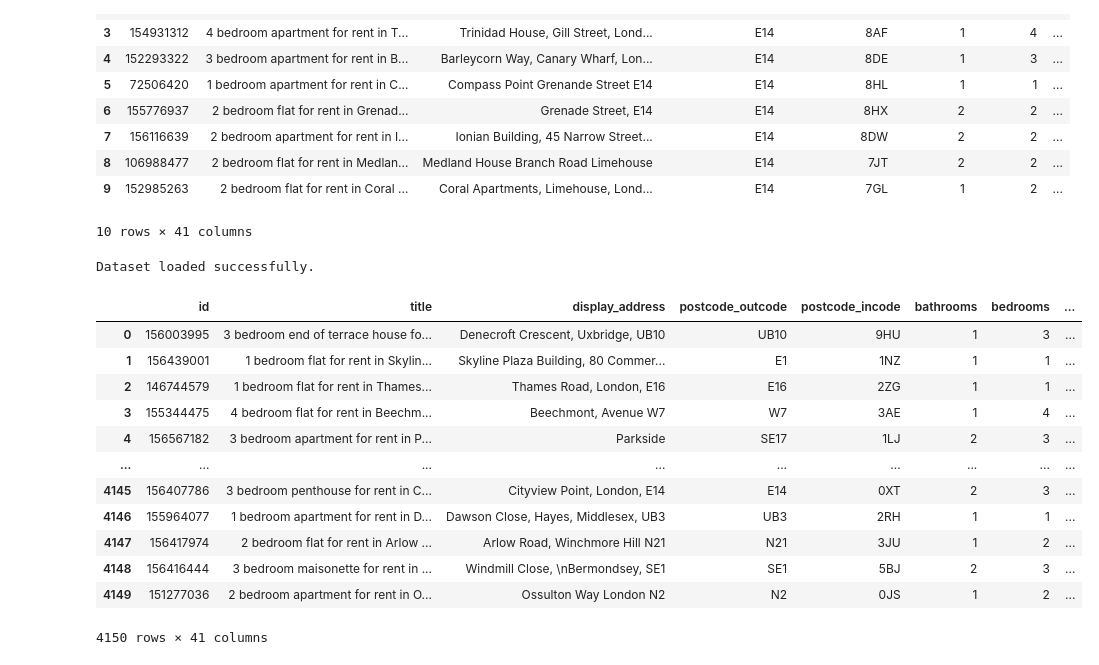
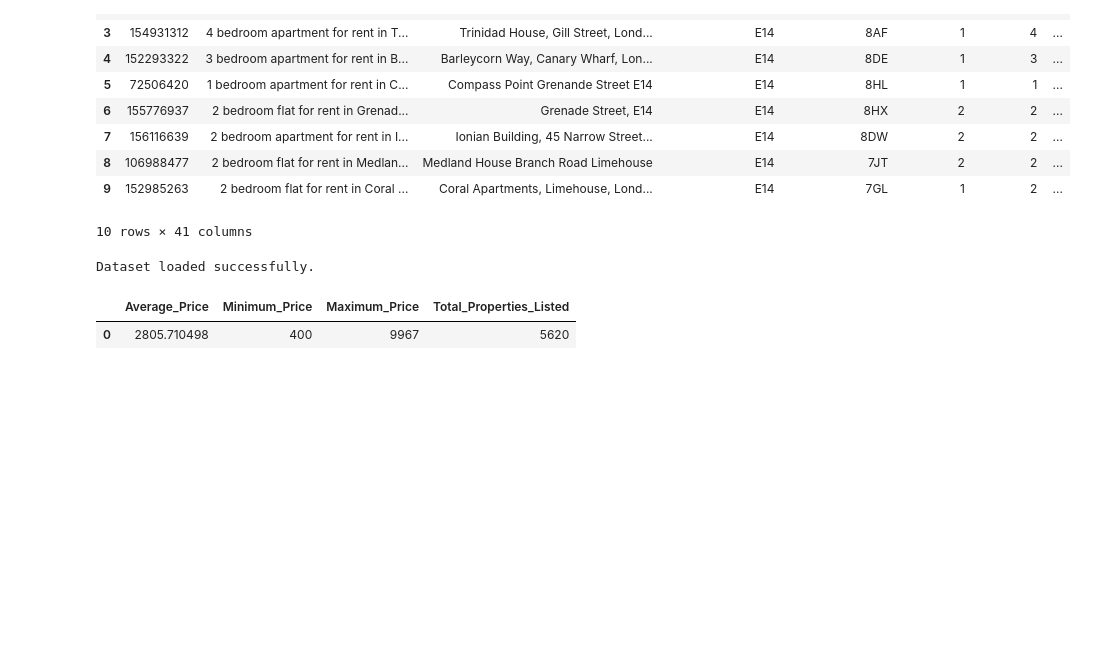
Before and after one commit to SergAnuf/AI_DUBAI_CRYPTO_CLOUD, a Jupyter notebook: notebooks/upload_properties_data.ipynb, the cells around one changed output. Saved outputs shown, nothing was run; the diff lists cells and outputs as text; code cells hidden in the pictures; blank space fills up the shorter version.

```diff
--- a/notebooks/upload_properties_data.ipynb
+++ b/notebooks/upload_properties_data.ipynb
@@ -377,26 +377,23 @@ Dataset loaded successfully.
 | 9 | 152985263 | 2 bedroom flat for rent in Coral ... | Coral Apartments, Limehouse, Lond... | E14 | 7GL | 1 | 2 | ... |
 10 rows × 41 columns
 # %%
-from prompts.tool_prompts import format_query_with_table_output
+def format_query_with_table_output(original_query: str) -> str:
+    table_format_instruction = """
+Output format requirement:
+- Present all results strictly as a table (rows and columns).
+- Do not return pictures, charts or maps
+- If there is only one value, still return it as a one-row, one-column table.
+- Use clear column headers.
+"""
+    return original_query.strip() + "\n\n" + table_format_instruction
 # %%
-query = format_query_with_table_output("how is london property market this year?")
-# query = "how is london property market this year?"
+# query = format_query_with_table_output("how is london property market this year?")
+query = "how is london property market this year?"
 data = load_pandas_ai_dataframe()
-result = data.chat(query)
+result = data.chat(format_query_with_table_output(query))
 
 result.value
 # %% [output]
 Dataset loaded successfully.
-|  | id | title | display_address | postcode_outcode | postcode_incode | bathrooms | bedrooms | ... |
-| 0 | 156003995 | 3 bedroom end of terrace house fo... | Denecroft Crescent, Uxbridge, UB10 | UB10 | 9HU | 1 | 3 | ... |
-| 1 | 156439001 | 1 bedroom flat for rent in Skylin... | Skyline Plaza Building, 80 Commer... | E1 | 1NZ | 1 | 1 | ... |
-| 2 | 146744579 | 1 bedroom flat for rent in Thames... | Thames Road, London, E16 | E16 | 2ZG | 1 | 1 | ... |
-| 3 | 155344475 | 4 bedroom flat for rent in Beechm... | Beechmont, Avenue W7 | W7 | 3AE | 1 | 4 | ... |
-| 4 | 156567182 | 3 bedroom apartment for rent in P... | Parkside | SE17 | 1LJ | 2 | 3 | ... |
-| ... | ... | ... | ... | ... | ... | ... | ... | ... |
-| 4145 | 156407786 | 3 bedroom penthouse for rent in C... | Cityview Point, London, E14 | E14 | 0XT | 2 | 3 | ... |
-| 4146 | 155964077 | 1 bedroom apartment for rent in D... | Dawson Close, Hayes, Middlesex, UB3 | UB3 | 2RH | 1 | 1 | ... |
-| 4147 | 156417974 | 2 bedroom flat for rent in Arlow ... | Arlow Road, Winchmore Hill N21 | N21 | 3JU | 1 | 2 | ... |
-| 4148 | 156416444 | 3 bedroom maisonette for rent in ... | Windmill Close, \nBermondsey, SE1 | SE1 | 5BJ | 2 | 3 | ... |
-| 4149 | 151277036 | 2 bedroom apartment for rent in O... | Ossulton Way London N2 | N2 | 0JS | 1 | 2 | ... |
+|  | Average_Price | Minimum_Price | Maximum_Price | Total_Properties_Listed |
+| 0 | 2805.710498 | 400 | 9967 | 5620 |
-4150 rows × 41 columns
```
Also changed, not shown: 2 other files.
